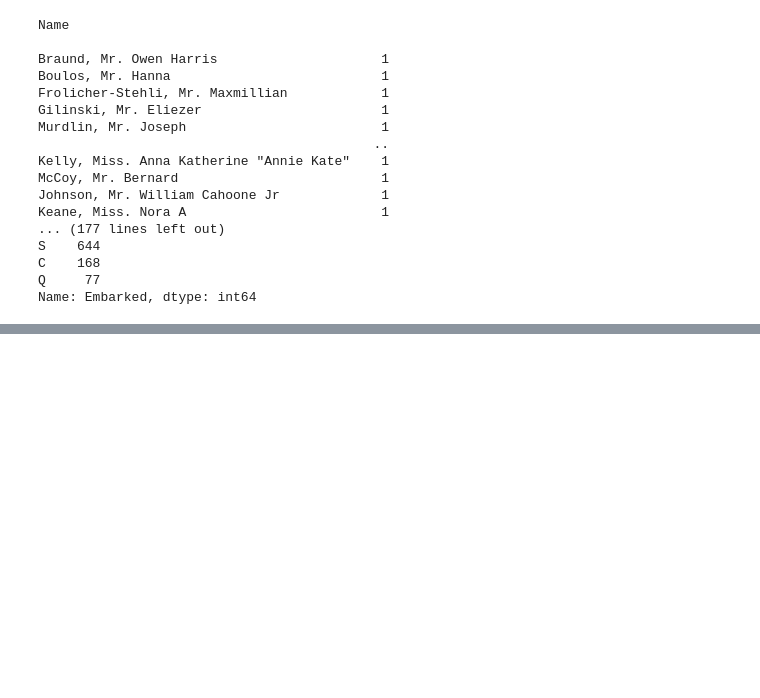
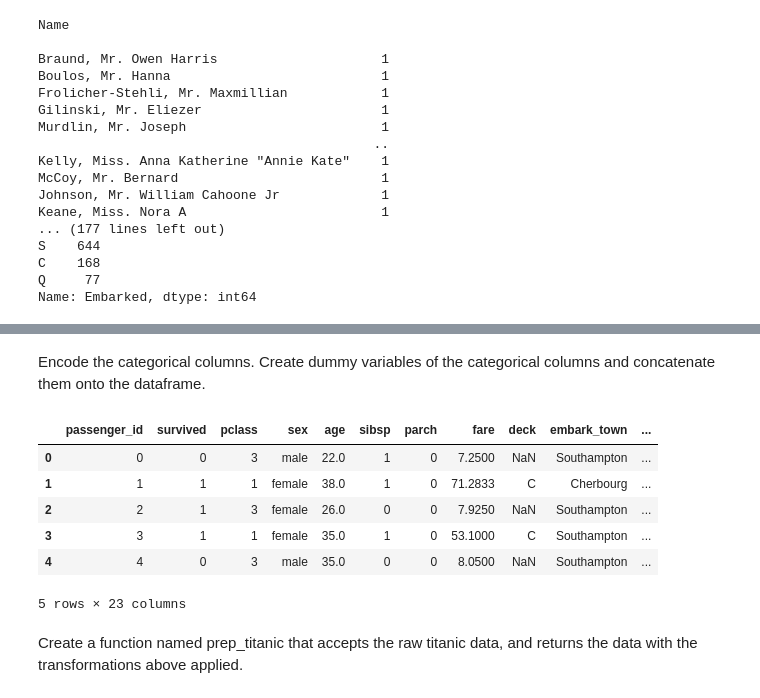
Before and after one commit to mwboiss/classification-exercises, a Jupyter notebook: classification_exercises.ipynb, the cells around one changed output, grey strips where cells are left out. Saved outputs shown, nothing was run; the diff lists cells and outputs as text; code cells hidden in the pictures; blank space fills up the shorter version.

```diff
--- a/classification_exercises.ipynb
+++ b/classification_exercises.ipynb
@@ -347,0 +620,16 @@ Name: Embarked, dtype: int64
+# %% [markdown]
+Encode the categorical columns. Create dummy variables of the categorical columns and concatenate them onto the dataframe.
+# %%
+dummy_name = pd.get_dummies(titanic[['sex','deck','embark_town']])
+titanic = pd.concat([titanic,dummy_name],axis=1)
+titanic.head()
+# %% [output]
+|  | passenger_id | survived | pclass | sex | age | sibsp | parch | fare | deck | embark_town | ... |
+| 0 | 0 | 0 | 3 | male | 22.0 | 1 | 0 | 7.2500 | NaN | Southampton | ... |
+| 1 | 1 | 1 | 1 | female | 38.0 | 1 | 0 | 71.2833 | C | Cherbourg | ... |
+| 2 | 2 | 1 | 3 | female | 26.0 | 0 | 0 | 7.9250 | NaN | Southampton | ... |
+| 3 | 3 | 1 | 1 | female | 35.0 | 1 | 0 | 53.1000 | C | Southampton | ... |
+| 4 | 4 | 0 | 3 | male | 35.0 | 0 | 0 | 8.0500 | NaN | Southampton | ... |
+5 rows × 23 columns
+# %% [markdown]
+Create a function named prep_titanic that accepts the raw titanic data, and returns the data with the transformations above applied.
```
Also changed, not shown: parts of 57 cells of this notebook, 2 other files.
